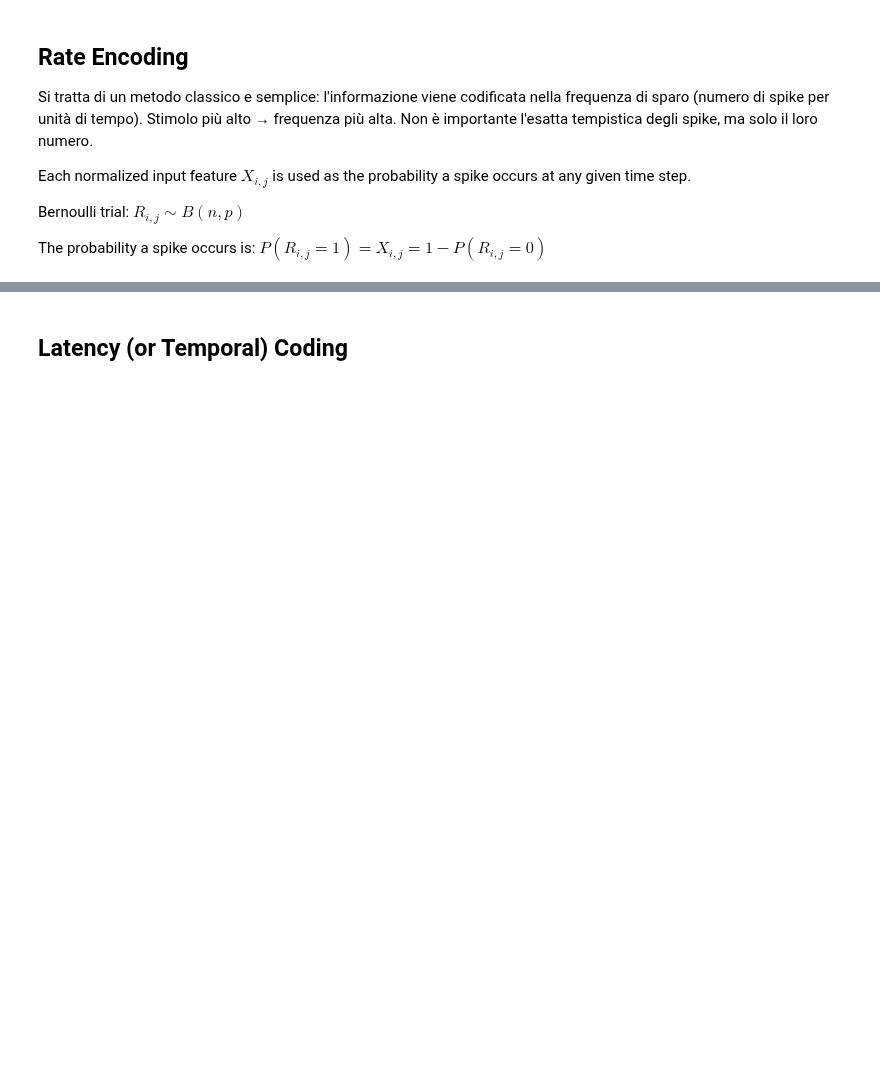
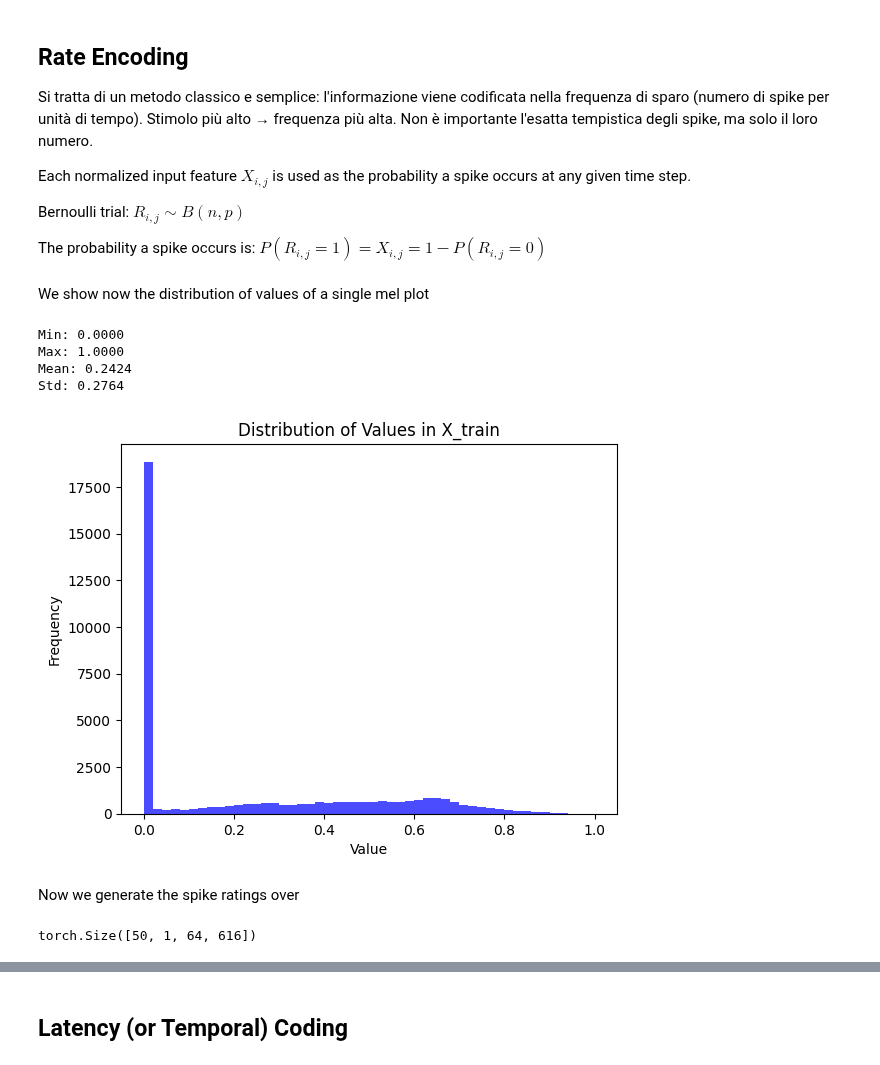
Before and after one commit to unipd-human-data/env-soundnet, a Jupyter notebook: Preprocessing.ipynb, the cells around one changed output, grey strips where cells are left out. Cells and saved outputs as stored; diff of their text form; code cells hidden in the pictures; blank space fills up the shorter version.

Commit message:
completed rate encoding

```diff
--- a/Preprocessing.ipynb
+++ b/Preprocessing.ipynb
@@ -303,3 +294,10 @@ y_test = tf.convert_to_tensor(np.array(y_test), dtype=tf.int64)
+# %%
+X_train = torch.from_numpy(X_train_mel_np).float()
+y_train = torch.from_numpy(y_train_np).float()
+X_val = torch.from_numpy(X_val_mel_np).float()
+y_val = torch.from_numpy(np.array(y_val)).float()
+X_test = torch.from_numpy(X_test_mel_np).float()
+y_test = torch.from_numpy(np.array(y_test)).float()
 # %%
 print("Shape X_train:", X_train.shape)
 print("Tipo dati:", X_train.dtype)
@@ -362,0 +353,35 @@ class RateEncoding:
+# %% [markdown]
+We show now the distribution of values of a single mel plot
+# %%
+# simulation time steps
+X_train_rate_batch = torch.squeeze(X_train)[0:1]
+
+# Flatten to 1D for easy stats and histogram
+tensor_flat = X_train_rate_batch.flatten()
+
+# Print basic stats
+print(f"Min: {tensor_flat.min().item():.4f}")
+print(f"Max: {tensor_flat.max().item():.4f}")
+print(f"Mean: {tensor_flat.mean().item():.4f}")
+print(f"Std: {tensor_flat.std().item():.4f}")
+
+# Plot histogram
+plt.hist(tensor_flat.cpu().numpy(), bins=50, color='blue', alpha=0.7)
+plt.title("Distribution of Values in X_train")
+plt.xlabel("Value")
+plt.ylabel("Frequency")
+plt.show()
+# %% [output]
+Min: 0.0000
+Max: 1.0000
+Mean: 0.2424
+Std: 0.2764
+[figure, added]
+# %% [markdown]
+Now we generate the spike ratings over
+# %%
+num_steps = 50
+rate_spike_train = spikegen.rate(data=X_train_rate_batch, num_steps=num_steps, gain=1)
+print(rate_spike_train.shape)
+# %% [output]
+torch.Size([50, 1, 64, 616])
```
Also changed, not shown: parts of 12 cells of this notebook.
